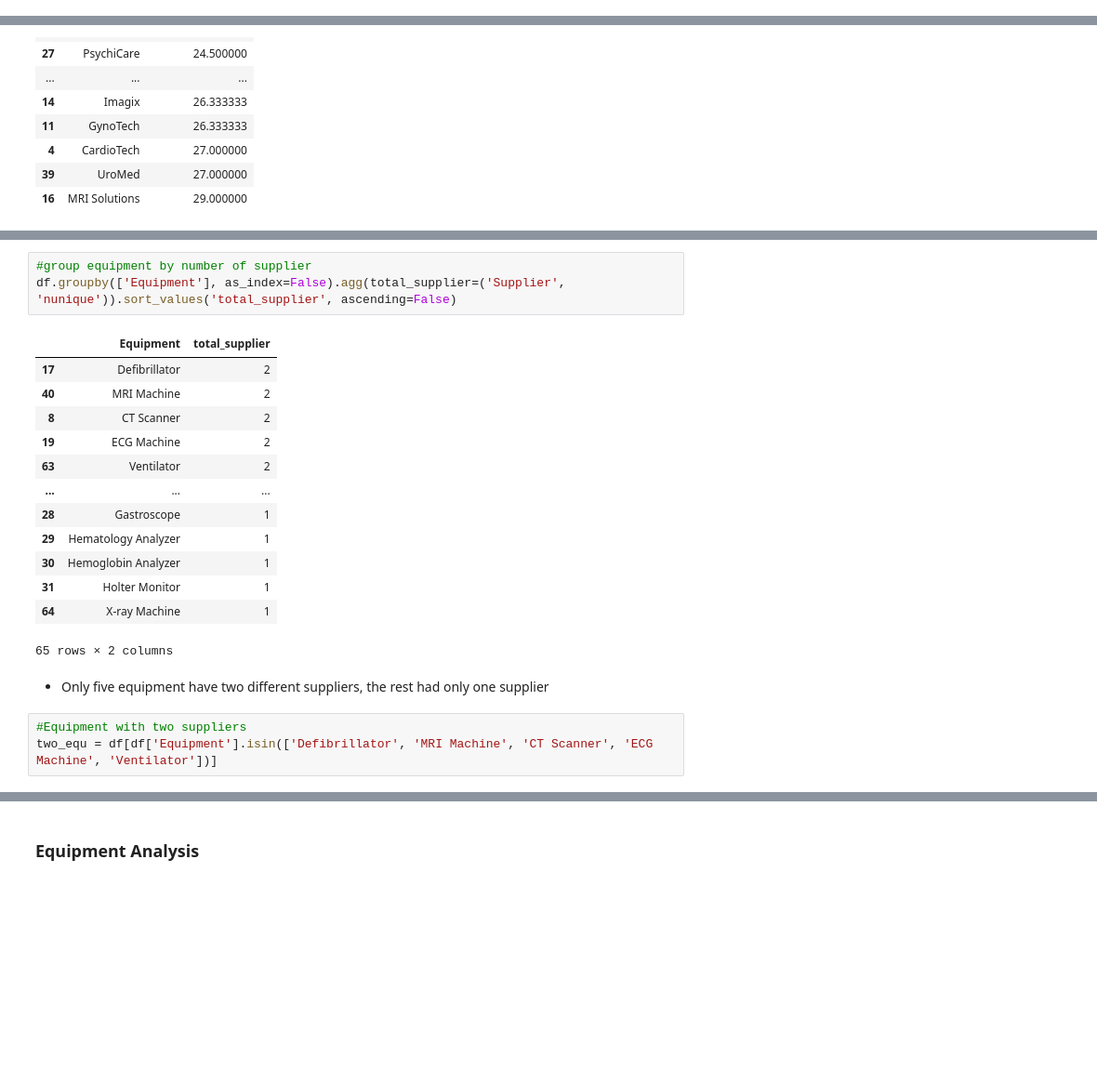
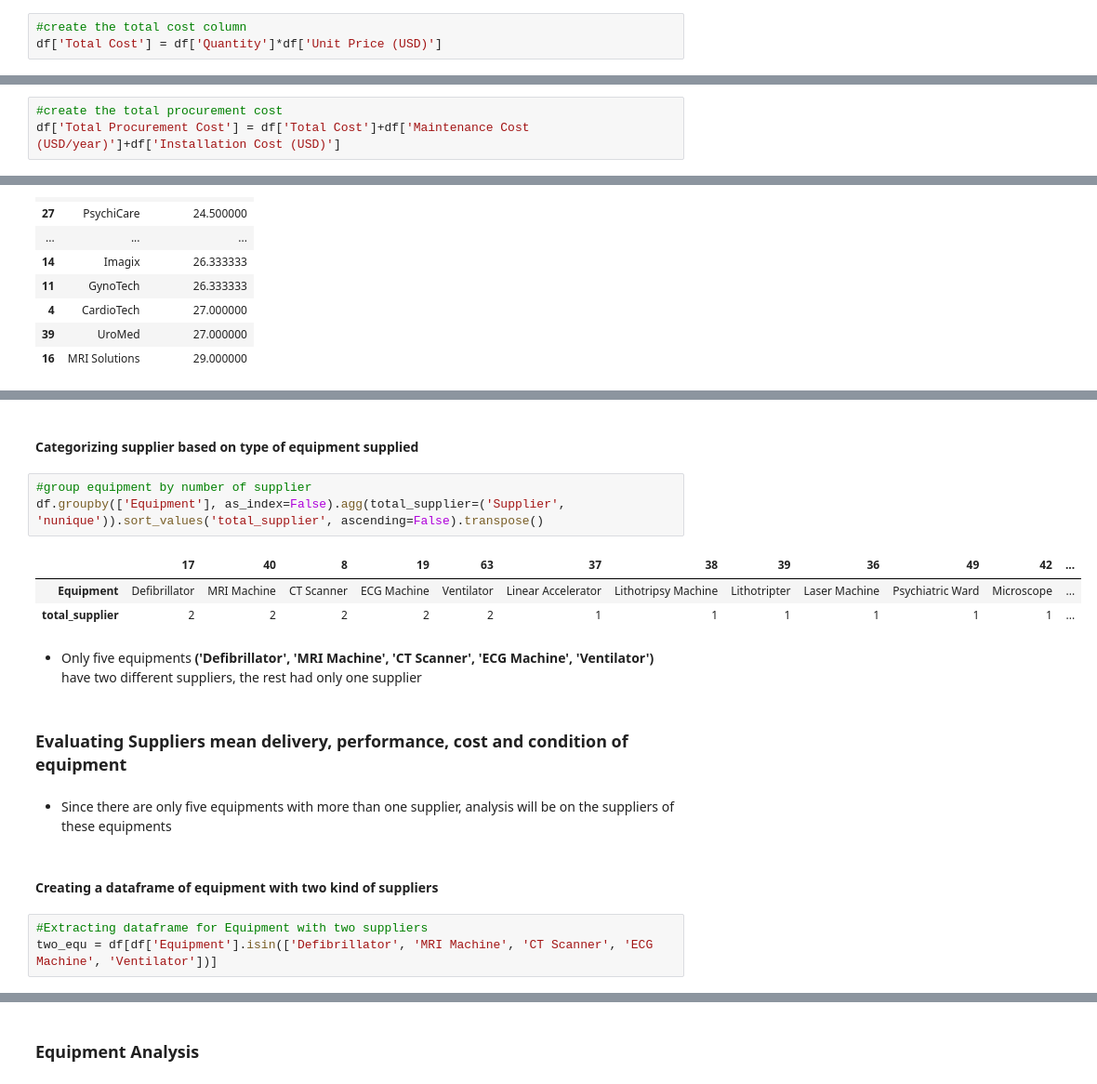
Before and after one commit to valezenwanne/Hospital_Procurement_Data_Analysis, a Jupyter notebook: Hospital Procurement Data Analysis.ipynb, the cells around one changed output, grey strips where cells are left out. Shown at 93% size. Saved outputs shown, nothing was run; the diff lists cells and outputs as text; blank space fills up the shorter version.

```diff
--- a/Hospital Procurement Data Analysis.ipynb
+++ b/Hospital Procurement Data Analysis.ipynb
@@ -768,3 +768,6 @@ df.loc[((df['Equipment']=='MRI Machine') & (df['Unit Price (USD)']==15000)), 'Un
 #extracting the year and month of order
 df['Order Year'] = df['Date Ordered'].dt.year
 df['Order Month'] = df['Date Ordered'].dt.month_name()
+# %%
+#create the total cost column
+df['Total Cost'] = df['Quantity']*df['Unit Price (USD)']
@@ -771,3 +785,6 @@ df['Order Month'] = df['Date Ordered'].dt.month_name()
+# %%
+#create the total procurement cost
+df['Total Procurement Cost'] = df['Total Cost']+df['Maintenance Cost (USD/year)']+df['Installation Cost (USD)']
 # %%
 #display few lines of the data
 df.head(3)
@@ -932,22 +968,20 @@ df.Equipment.nunique()
+# %% [markdown]
+#### Categorizing supplier based on type of equipment supplied
 # %%
 #group equipment by number of supplier
-df.groupby(['Equipment'], as_index=False).agg(total_supplier=('Supplier', 'nunique')).sort_values('total_supplier', ascending=False)
+df.groupby(['Equipment'], as_index=False).agg(total_supplier=('Supplier', 'nunique')).sort_values('total_supplier', ascending=False).transpose()
 # %% [output]
-|  | Equipment | total_supplier |
-| 17 | Defibrillator | 2 |
-| 40 | MRI Machine | 2 |
-| 8 | CT Scanner | 2 |
-| 19 | ECG Machine | 2 |
-| 63 | Ventilator | 2 |
-| ... | ... | ... |
-| 28 | Gastroscope | 1 |
-| 29 | Hematology Analyzer | 1 |
-| 30 | Hemoglobin Analyzer | 1 |
-| 31 | Holter Monitor | 1 |
-| 64 | X-ray Machine | 1 |
+|  | 17 | 40 | 8 | 19 | 63 | 37 | 38 | 39 | 36 | 49 | 42 | ... |
+| Equipment | Defibrillator | MRI Machine | CT Scanner | ECG Machine | Ventilator | Linear Accelerator | Lithotripsy Machine | Lithotripter | Laser Machine | Psychiatric Ward | Microscope | ... |
+| total_supplier | 2 | 2 | 2 | 2 | 2 | 1 | 1 | 1 | 1 | 1 | 1 | ... |
-65 rows × 2 columns
 # %% [markdown]
-- Only five equipment have two different suppliers, the rest had only one supplier
+- Only five equipments **('Defibrillator', 'MRI Machine', 'CT Scanner', 'ECG Machine', 'Ventilator')** have two different suppliers, the rest had only one supplier
+# %% [markdown]
+### Evaluating Suppliers mean delivery, performance, cost and condition of equipment
+# %% [markdown]
+- Since there are only five equipments with more than one supplier, analysis will be on the suppliers of these equipments
+# %% [markdown]
+#### Creating a dataframe of equipment with two kind of suppliers
 # %%
-#Equipment with two suppliers
+#Extracting dataframe for Equipment with two suppliers
 two_equ = df[df['Equipment'].isin(['Defibrillator', 'MRI Machine', 'CT Scanner', 'ECG Machine', 'Ventilator'])]
```
Also changed, not shown: parts of 23 cells of this notebook.
